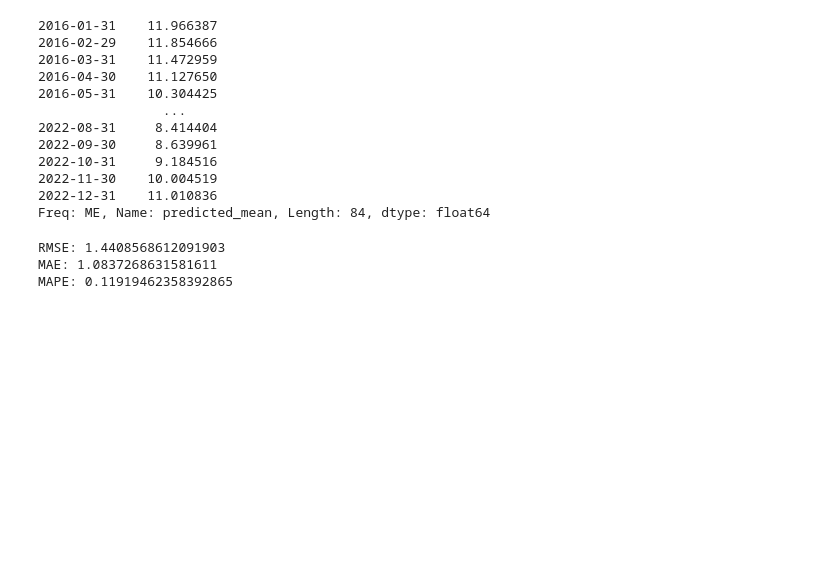
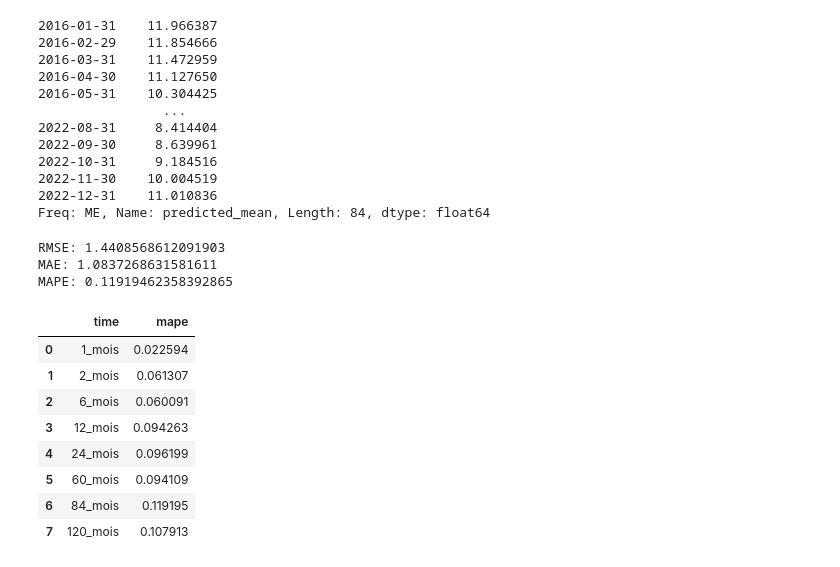
Before and after one commit to tristanGIANDO/jedha_final_project, a Jupyter notebook: jedha_final_project/modeles/baseline.ipynb, the cells around one changed output. Drawn from its saved outputs; the diff is of its cells as text; code cells hidden in the pictures; blank space fills up the shorter version.

Commit message:
add evolution erreur

```diff
--- a/jedha_final_project/modeles/baseline.ipynb
+++ b/jedha_final_project/modeles/baseline.ipynb
@@ -179,0 +230,14 @@ MAPE: 0.11919462358392865
+# %%
+df_mape_evolution = pd.DataFrame(mape_evolution)
+# %%
+df_mape_evolution
+# %% [output]
+|  | time | mape |
+| 0 | 1_mois | 0.022594 |
+| 1 | 2_mois | 0.061307 |
+| 2 | 6_mois | 0.060091 |
+| 3 | 12_mois | 0.094263 |
+| 4 | 24_mois | 0.096199 |
+| 5 | 60_mois | 0.094109 |
+| 6 | 84_mois | 0.119195 |
+| 7 | 120_mois | 0.107913 |
```
Also changed, not shown: parts of 6 cells of this notebook.
